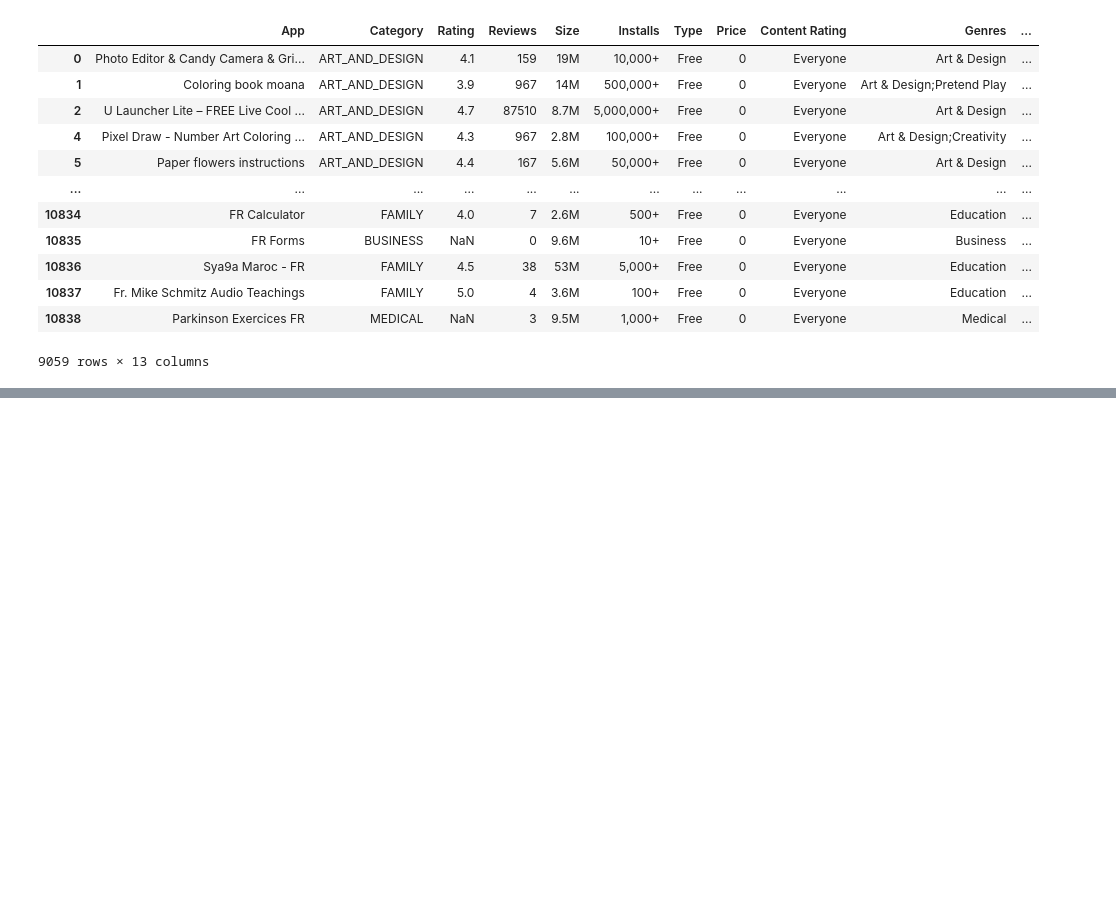
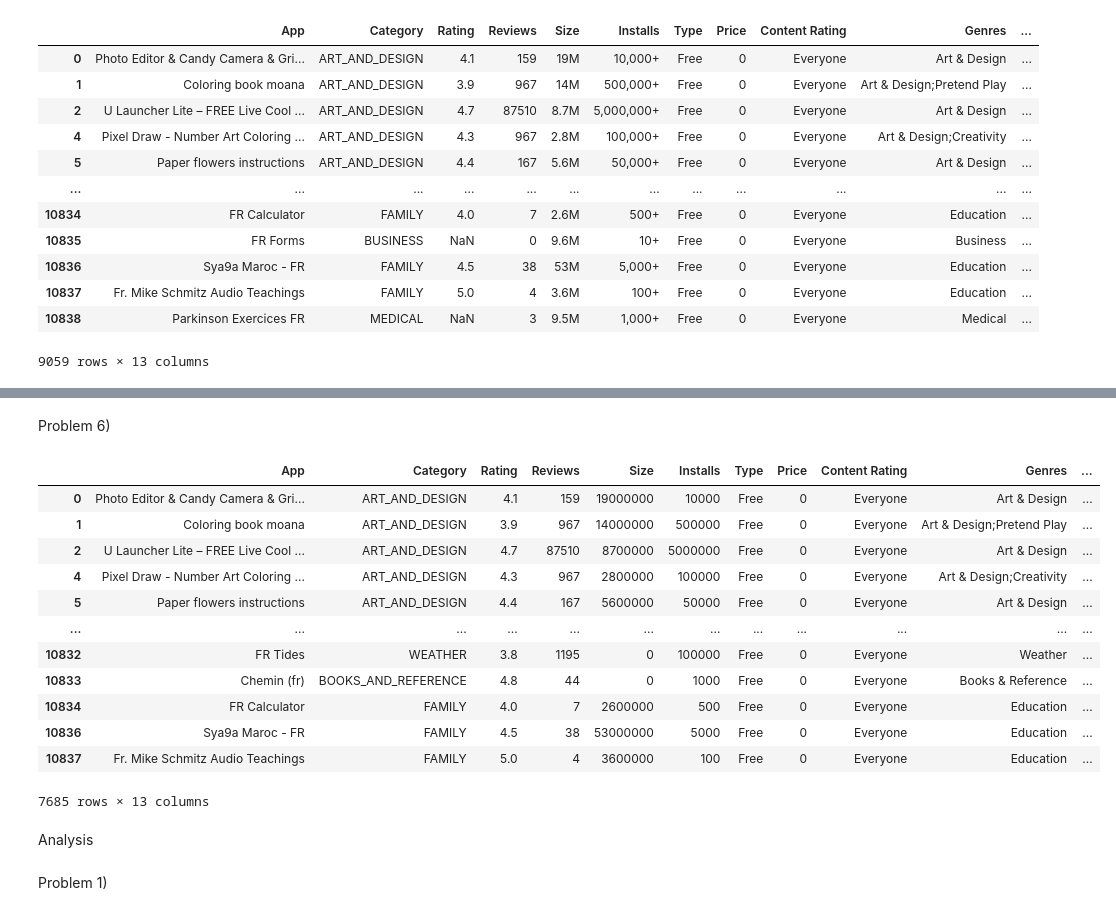
Before and after one commit to JahCSpeed/Data-Man, a Jupyter notebook: Hw3/google_apps.ipynb, the cells around one changed output, grey strips where cells are left out. Saved outputs shown, nothing was run; the diff lists cells and outputs as text; code cells hidden in the pictures; blank space fills up the shorter version.

```diff
--- a/Hw3/google_apps.ipynb
+++ b/Hw3/google_apps.ipynb
@@ -60,0 +131,36 @@ df
+# %% [markdown]
+Problem 6)
+# %%
+def value_to_float(x):
+    if type(x) == float or type(x) == int:
+        return x
+    if 'K' in x:
+        if len(x) > 1:
+            return float(x.replace('K', '')) * 1000
+        return 1000.0
+    if 'M' in x:
+        if len(x) > 1:
+            return float(x.replace('M', '')) * 1000000
+        return 1000000.0
+    return 0.0
+new_list = [int(value_to_float(s)) for s in df["Size"].to_list()]
+df["Size"] = new_list
+df
+# %% [output]
+|  | App | Category | Rating | Reviews | Size | Installs | Type | Price | Content Rating | Genres | ... |
+| 0 | Photo Editor & Candy Camera & Gri... | ART_AND_DESIGN | 4.1 | 159 | 19000000 | 10000 | Free | 0 | Everyone | Art & Design | ... |
+| 1 | Coloring book moana | ART_AND_DESIGN | 3.9 | 967 | 14000000 | 500000 | Free | 0 | Everyone | Art & Design;Pretend Play | ... |
+| 2 | U Launcher Lite – FREE Live Cool ... | ART_AND_DESIGN | 4.7 | 87510 | 8700000 | 5000000 | Free | 0 | Everyone | Art & Design | ... |
+| 4 | Pixel Draw - Number Art Coloring ... | ART_AND_DESIGN | 4.3 | 967 | 2800000 | 100000 | Free | 0 | Everyone | Art & Design;Creativity | ... |
+| 5 | Paper flowers instructions | ART_AND_DESIGN | 4.4 | 167 | 5600000 | 50000 | Free | 0 | Everyone | Art & Design | ... |
+| ... | ... | ... | ... | ... | ... | ... | ... | ... | ... | ... | ... |
+| 10832 | FR Tides | WEATHER | 3.8 | 1195 | 0 | 100000 | Free | 0 | Everyone | Weather | ... |
+| 10833 | Chemin (fr) | BOOKS_AND_REFERENCE | 4.8 | 44 | 0 | 1000 | Free | 0 | Everyone | Books & Reference | ... |
+| 10834 | FR Calculator | FAMILY | 4.0 | 7 | 2600000 | 500 | Free | 0 | Everyone | Education | ... |
+| 10836 | Sya9a Maroc - FR | FAMILY | 4.5 | 38 | 53000000 | 5000 | Free | 0 | Everyone | Education | ... |
+| 10837 | Fr. Mike Schmitz Audio Teachings | FAMILY | 5.0 | 4 | 3600000 | 100 | Free | 0 | Everyone | Education | ... |
+7685 rows × 13 columns
+# %% [markdown]
+Analysis
+# %% [markdown]
+Problem 1)
```
Also changed, not shown: parts of 17 cells of this notebook, 4 other files.
